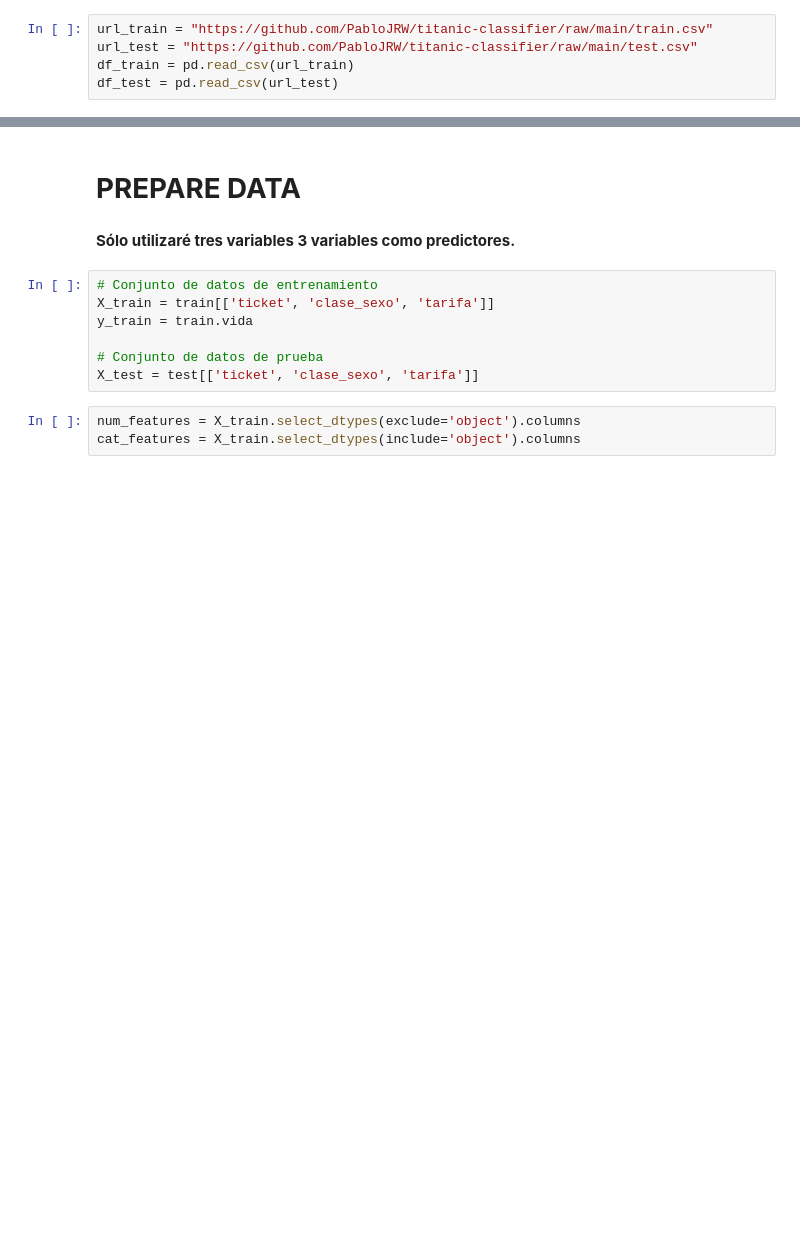
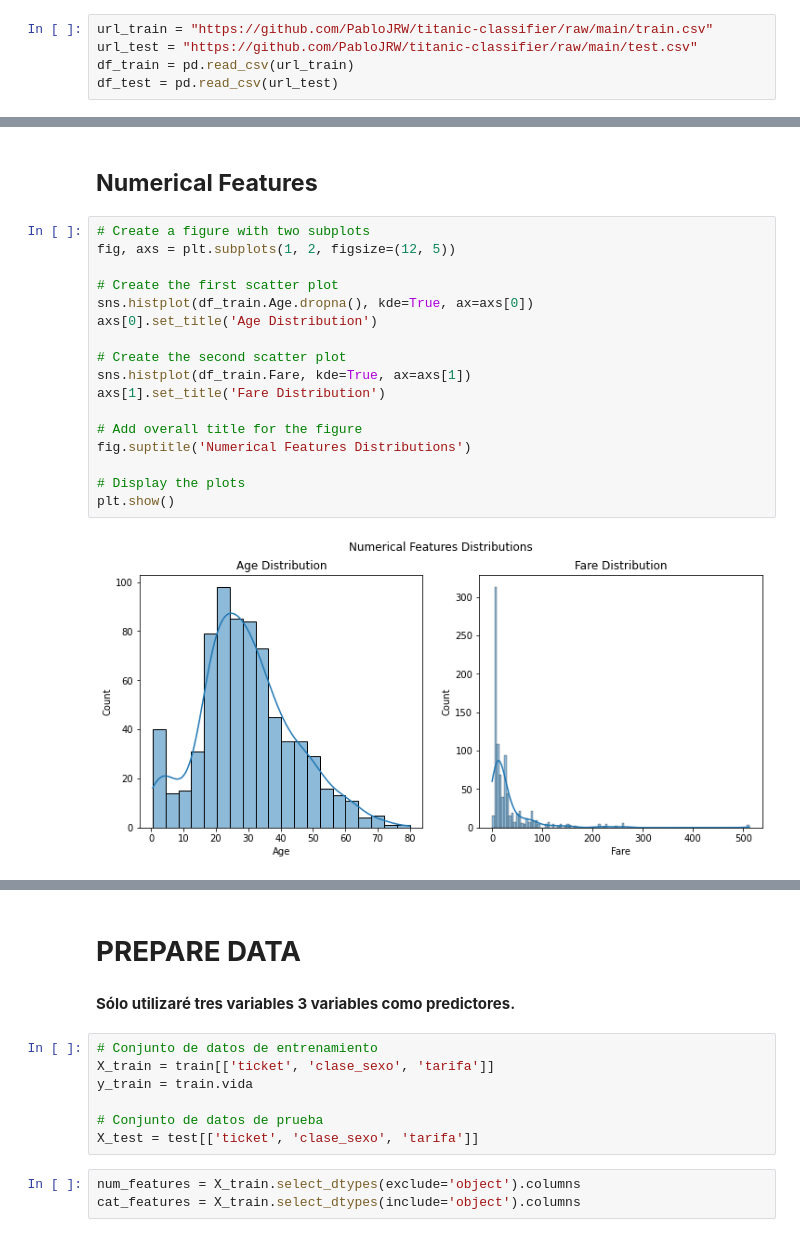
Before and after one commit to PabloJRW/titanic-classifier, a Jupyter notebook: Titanic.ipynb, the cells around one changed output, grey strips where cells are left out. Saved outputs shown, nothing was run; the diff lists cells and outputs as text; blank space fills up the shorter version.

```diff
--- a/Titanic.ipynb
+++ b/Titanic.ipynb
@@ -627,0 +120,21 @@ plt.show()
+# %% [markdown]
+## <b> Numerical Features
+# %%
+# Create a figure with two subplots
+fig, axs = plt.subplots(1, 2, figsize=(12, 5))
+
+# Create the first scatter plot
+sns.histplot(df_train.Age.dropna(), kde=True, ax=axs[0])
+axs[0].set_title('Age Distribution')
+
+# Create the second scatter plot
+sns.histplot(df_train.Fare, kde=True, ax=axs[1])
+axs[1].set_title('Fare Distribution')
+
+# Add overall title for the figure
+fig.suptitle('Numerical Features Distributions')
+
+# Display the plots
+plt.show()
+# %% [output]
+[figure, added]
```
Also changed, not shown: parts of 96 cells of this notebook.
